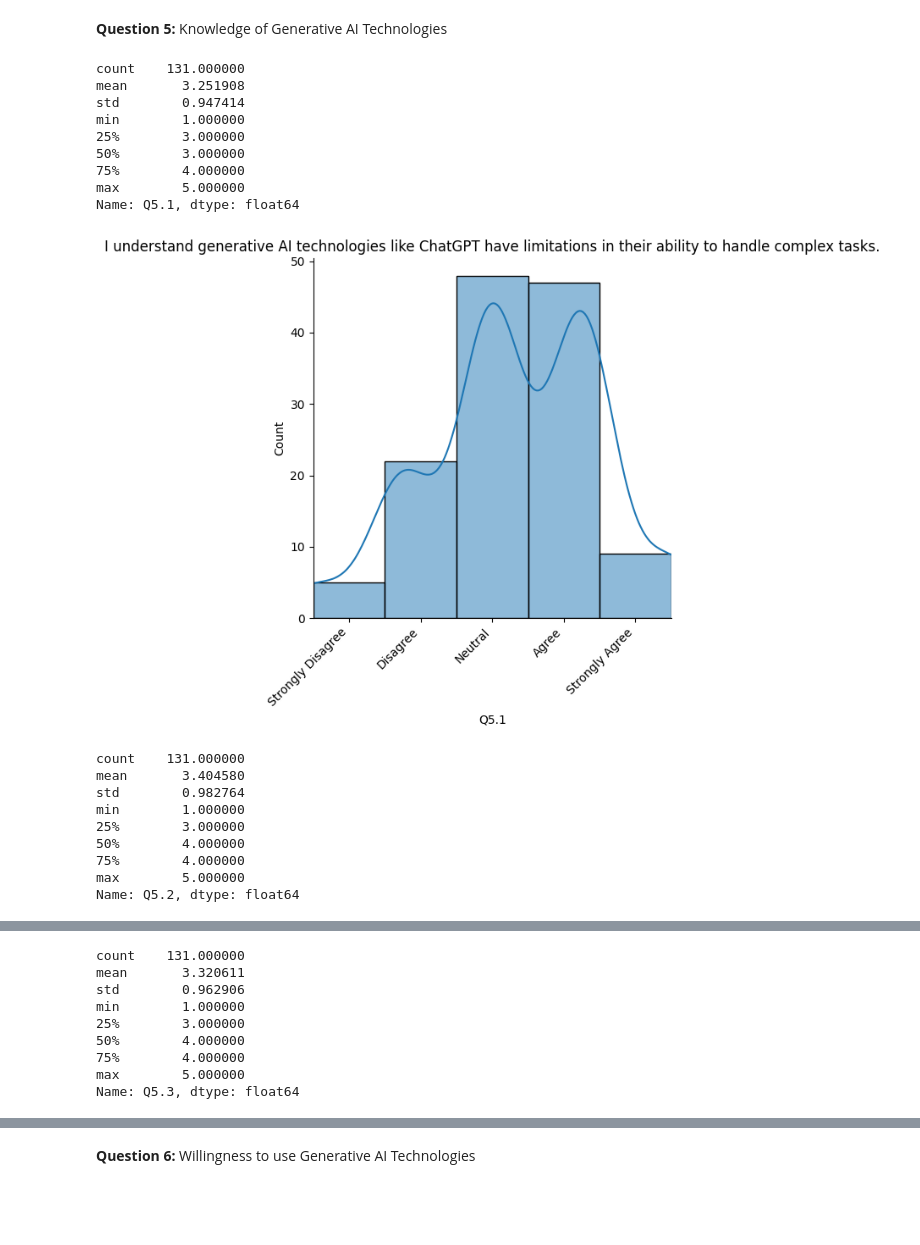
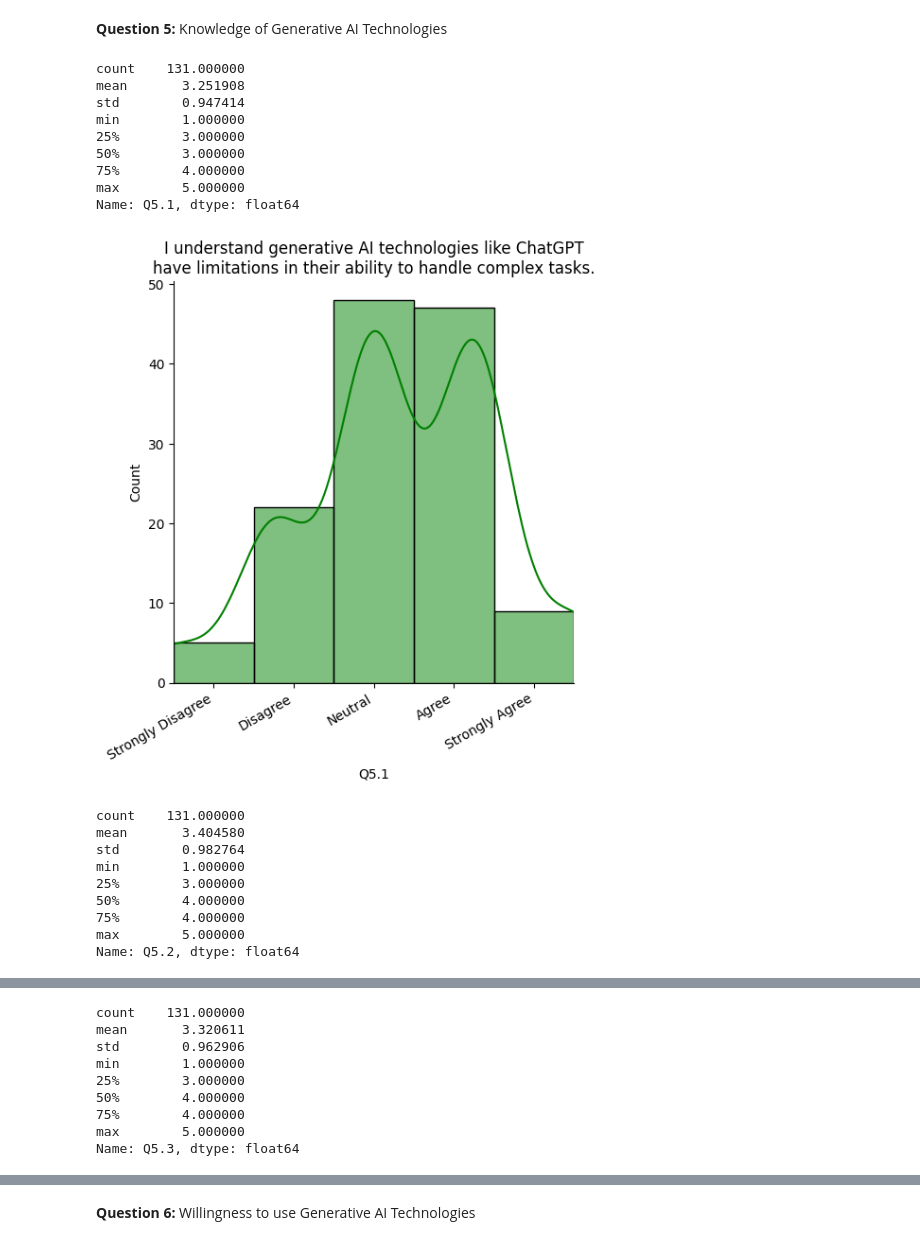
Before and after one commit to AndrejFinki/S7.IRP, a Jupyter notebook: src/dataset_2.ipynb, the cells around one changed output, grey strips where cells are left out. Cells and saved outputs as stored; diff of their text form; code cells hidden in the pictures; blank space fills up the shorter version.

Commit message:
Improve visualizations

```diff
--- a/src/dataset_2.ipynb
+++ b/src/dataset_2.ipynb
@@ -33,7 +33,7 @@ survey_coded.head()
 5 rows × 34 columns
 # %%
 def generate_distplot_numeric( data, unique_values, title = "" ):
-    plot = seaborn.displot( data, bins = unique_values, kde = True )
+    plot = seaborn.displot( data, bins = unique_values, kde = True, color = 'Green' )
 
     bin_edges = numpy.linspace( data.min(), data.max(), unique_values + 1 )
     tick_positions = ( bin_edges[:-1] + bin_edges[1:] ) / 2
@@ -49,7 +49,7 @@ def generate_distplot_numeric( data, unique_values, title = "" ):
     matplotlib.pyplot.show()
 
 def generate_distplot_text( data, labels, unique_values, title = "" ):
-    plot = seaborn.displot( data, bins = unique_values, kde = True )
+    plot = seaborn.displot( data, bins = unique_values, kde = True, color = 'Green' )
 
     bin_edges = numpy.linspace( data.min(), data.max(), unique_values + 1 )
     tick_positions = ( bin_edges[:-1] + bin_edges[1:] ) / 2
@@ -60,7 +60,7 @@ def generate_distplot_text( data, labels, unique_values, title = "" ):
 
     matplotlib.pyplot.title( title )
 
-    matplotlib.pyplot.xticks( rotation = 45, ha = 'right' )
+    matplotlib.pyplot.xticks( rotation = 30, ha = 'right' )
 
     print( data.describe() )
 
@@ -79,11 +79,12 @@ def generate_barplot( data, title = "" ):
     seaborn.barplot(
         pandas.DataFrame( list( counter.items() ), columns = ['Choice', 'Count'] ),
         y = 'Choice',
-        x = 'Count'
+        x = 'Count',
+        color = 'Green'
     )
 
+    matplotlib.pyplot.tight_layout()
     matplotlib.pyplot.title( title )
-
     matplotlib.pyplot.show()
 # %%
 frequency_text_responses = ["Never", "Rarely", "Sometimes", "Often", "Very often"]
@@ -124,23 +125,23 @@ Name: Q4, dtype: float64
 # %% [markdown]
 **Question 5:** Knowledge of Generative AI Technologies
 # %%
-generate_distplot_text( survey_coded["Q5.1"], agreement_text_responses, 5, "I understand generative AI technologies like ChatGPT have limitations in their ability to handle complex tasks." )
-generate_distplot_text( survey_coded["Q5.2"], agreement_text_responses, 5, "I understand generative AI technologies like ChatGPT can generate output that is factually inaccurate." )
-generate_distplot_text( survey_coded["Q5.3"], agreement_text_responses, 5, "I understand generative AI technologies like ChatGPT can generate output that is out of context or inappropriate." )
-generate_distplot_text( survey_coded["Q5.4"], agreement_text_responses, 5, "I understand generative AI technologies like ChatGPT can exhibit biases and unfairness in their output." )
-generate_distplot_text( survey_coded["Q5.5"], agreement_text_responses, 5, "I understand generative AI technologies like ChatGPT may rely too heavily on statistics, which can limit their usefulness in certain contexts." )
-generate_distplot_text( survey_coded["Q5.6"], agreement_text_responses, 5, "I understand generative AI technologies like ChatGPT have limited emotional intelligence and empathy, which can lead to output that is insensitive or inappropriate." )
+generate_distplot_text( survey_coded["Q5.1"], agreement_text_responses, 5, "I understand generative AI technologies like ChatGPT\nhave limitations in their ability to handle complex tasks." )
+generate_distplot_text( survey_coded["Q5.2"], agreement_text_responses, 5, "I understand generative AI technologies like ChatGPT\ncan generate output that is factually inaccurate." )
+generate_distplot_text( survey_coded["Q5.3"], agreement_text_responses, 5, "I understand generative AI technologies like ChatGPT\ncan generate output that is out of context or inappropriate." )
+generate_distplot_text( survey_coded["Q5.4"], agreement_text_responses, 5, "I understand generative AI technologies like ChatGPT\ncan exhibit biases and unfairness in their output." )
+generate_distplot_text( survey_coded["Q5.5"], agreement_text_responses, 5, "I understand generative AI technologies like ChatGPT\nmay rely too heavily on statistics, which can limit\ntheir usefulness in certain contexts." )
+generate_distplot_text( survey_coded["Q5.6"], agreement_text_responses, 5, "I understand generative AI technologies like ChatGPT\nhave limited emotional intelligence and empathy,\nwhich can lead to output that is insensitive or inappropriate." )
 # %% [output]
 count    131.000000
 mean       3.251908
 std        0.947414
 min        1.000000
 25%        3.000000
 50%        3.000000
 75%        4.000000
 max        5.000000
 Name: Q5.1, dtype: float64
-[figure, old version]
+[figure, new version]
 count    131.000000
 mean       3.404580
 std        0.982764
```
Also changed, not shown: parts of 9 cells of this notebook.
